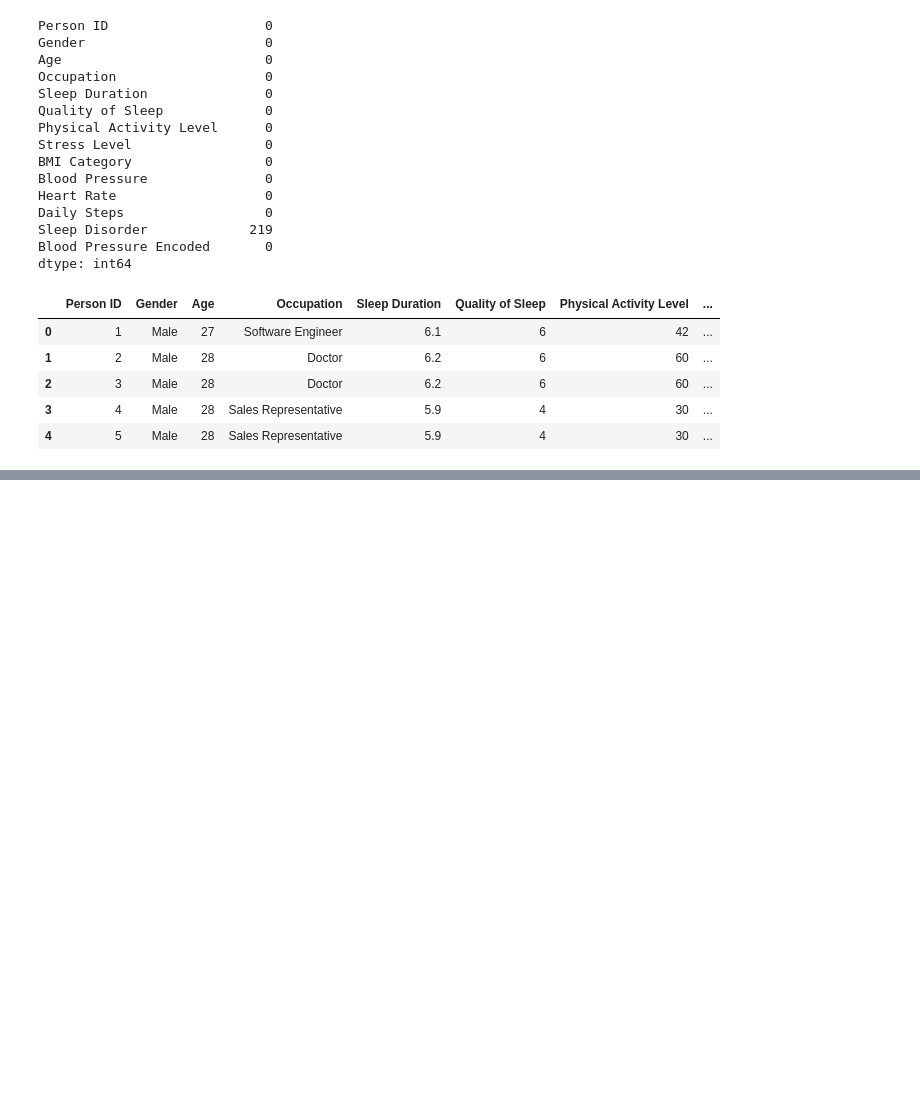
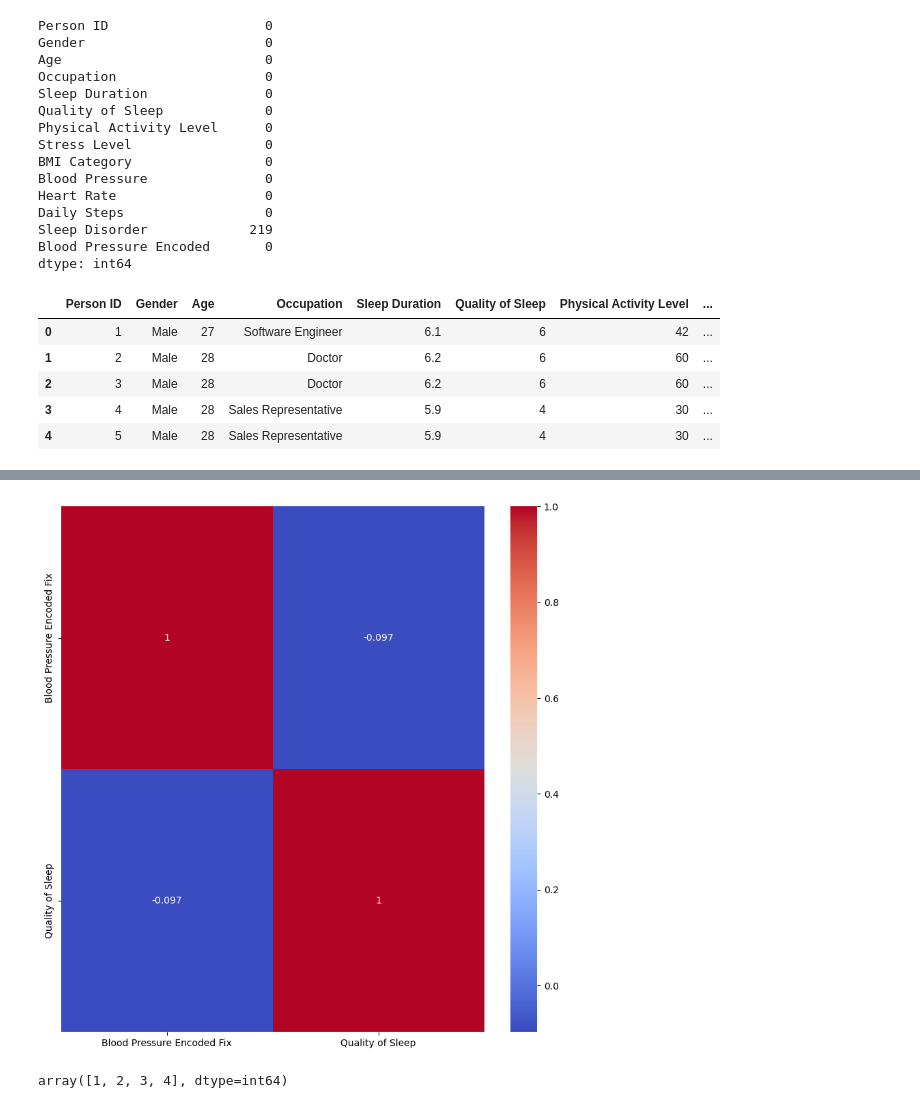
Before and after one commit to MuhammadNurilHuda/Datasets, a Jupyter notebook: sleep_health.ipynb, the cells around one changed output, grey strips where cells are left out. Drawn from its saved outputs; the diff is of its cells as text; code cells hidden in the pictures; blank space fills up the shorter version.

```diff
--- a/sleep_health.ipynb
+++ b/sleep_health.ipynb
@@ -81,0 +118,5 @@ df.to_csv("Sleep health clean.csv", index=False)
+# %%
+encoding = {'Software Engineer':1, 'Doctor':2, 'Sales Representative':3, 'Teacher':4,
+       'Nurse':5, 'Engineer':6, 'Accountant':7, 'Scientist':8, 'Lawyer':9,
+       'Salesperson':10, 'Manager':11}
+df['Occupation Encoding'] = df['Occupation'].replace(encoding)
@@ -81,0 +127,2 @@ df.to_csv("Sleep health clean.csv", index=False)
+# %%
+df['BMI Category'] = df['BMI Category'].replace({'Overweight':1, 'Normal':2, 'Obese':3, 'Normal Weight':4})
@@ -81,0 +164,12 @@ df.to_csv("Sleep health clean.csv", index=False)
+# %%
+col = ['Blood Pressure Encoded Fix', 'Quality of Sleep']
+correlation_matrix = df[col].corr()
+plt.figure(figsize=(10, 10))
+sns.heatmap(correlation_matrix, annot=True, cmap='coolwarm')
+plt.show()
+# %% [output]
+[figure, added]
+# %%
+df['BMI Category'].unique()
+# %% [output]
+array([1, 2, 3, 4], dtype=int64)
```
Also changed, not shown: parts of 18 cells of this notebook, 1 other file.
